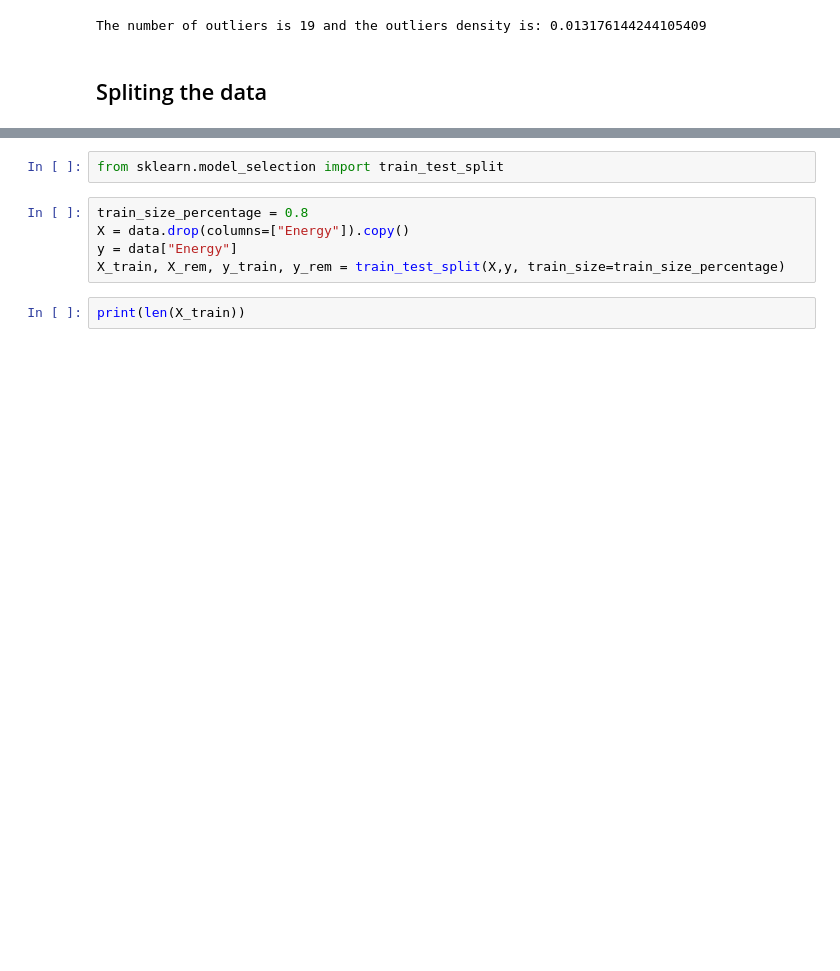
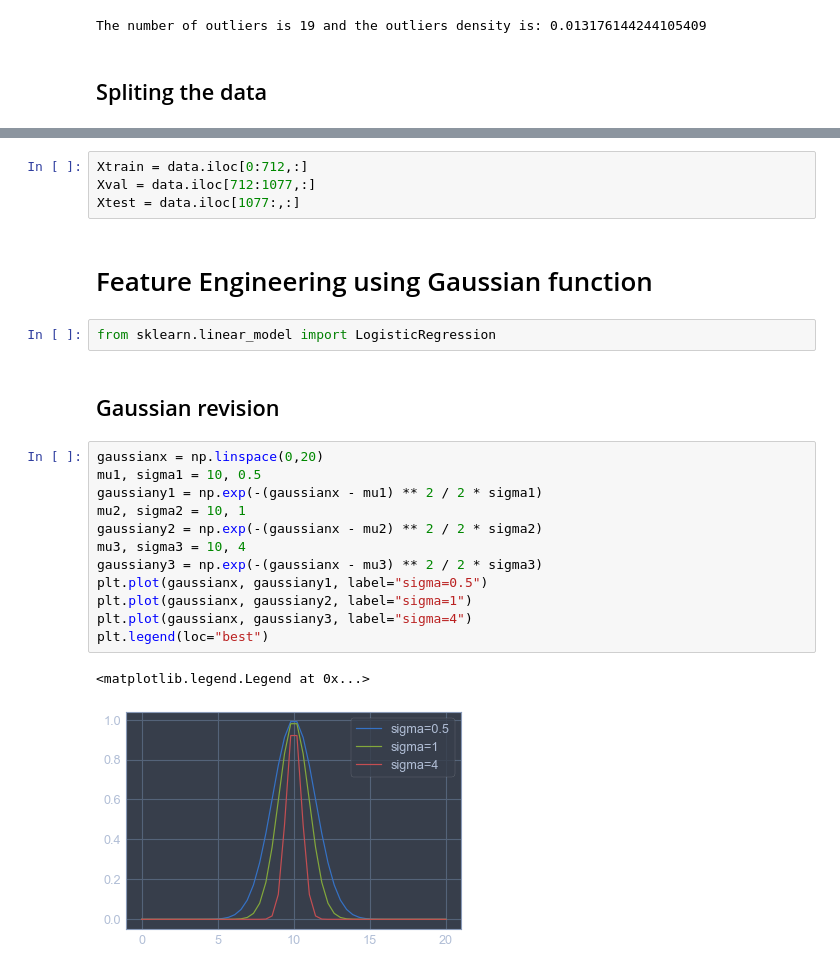
Before and after one commit to tm-pe2/ai-ml, a Jupyter notebook: timeseries/single_house.ipynb, the cells around one changed output, grey strips where cells are left out. Saved outputs shown, nothing was run; the diff lists cells and outputs as text; blank space fills up the shorter version.

Commit message:
feature engineering trick 1

```diff
--- a/timeseries/single_house.ipynb
+++ b/timeseries/single_house.ipynb
@@ -91,9 +95,25 @@ The number of outliers is 19 and the outliers density is: 0.013176144244105409
 # %%
-from sklearn.model_selection import train_test_split
+Xtrain = data.iloc[0:712,:]
+Xval = data.iloc[712:1077,:]
+Xtest = data.iloc[1077:,:]
-# %%
-train_size_percentage = 0.8
-X = data.drop(columns=["Energy"]).copy()
-y = data["Energy"]
-X_train, X_rem, y_train, y_rem = train_test_split(X,y, train_size=train_size_percentage)
-# %%
-print(len(X_train))
+# %% [markdown]
+# Feature Engineering using Gaussian function
+# %%
+from sklearn.linear_model import LogisticRegression
+# %% [markdown]
+## Gaussian revision
+# %%
+gaussianx = np.linspace(0,20)
+mu1, sigma1 = 10, 0.5
+gaussiany1 = np.exp(-(gaussianx - mu1) ** 2 / 2 * sigma1)
+mu2, sigma2 = 10, 1
+gaussiany2 = np.exp(-(gaussianx - mu2) ** 2 / 2 * sigma2)
+mu3, sigma3 = 10, 4
+gaussiany3 = np.exp(-(gaussianx - mu3) ** 2 / 2 * sigma3)
+plt.plot(gaussianx, gaussiany1, label="sigma=0.5")
+plt.plot(gaussianx, gaussiany2, label="sigma=1")
+plt.plot(gaussianx, gaussiany3, label="sigma=4")
+plt.legend(loc="best")
+# %% [output]
+<matplotlib.legend.Legend at 0x...>
+[figure, added]
```
Also changed, not shown: parts of 5 cells of this notebook, 2 other files.
